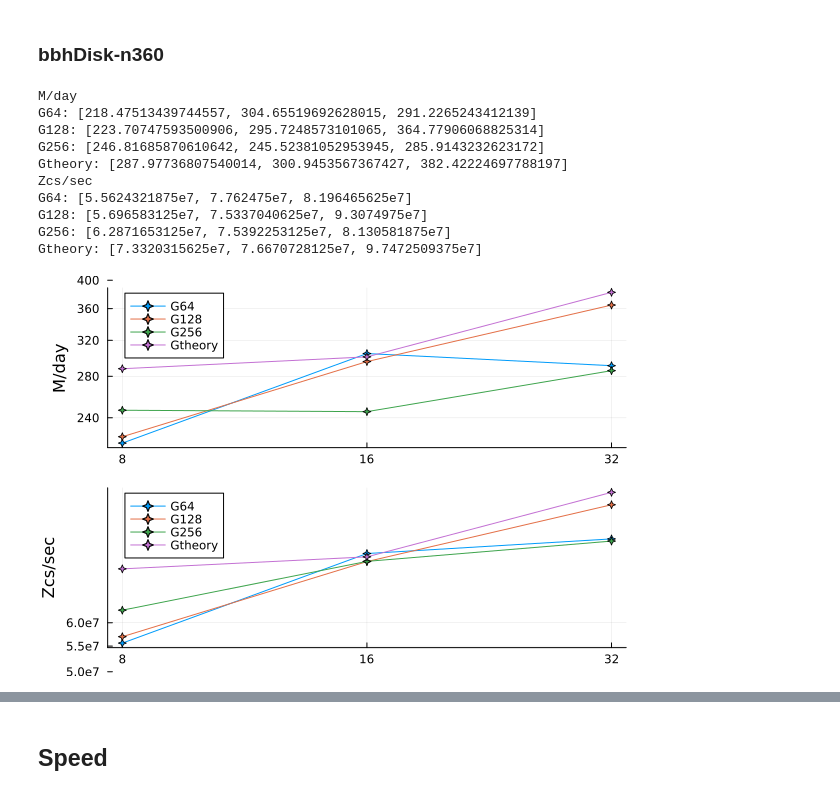
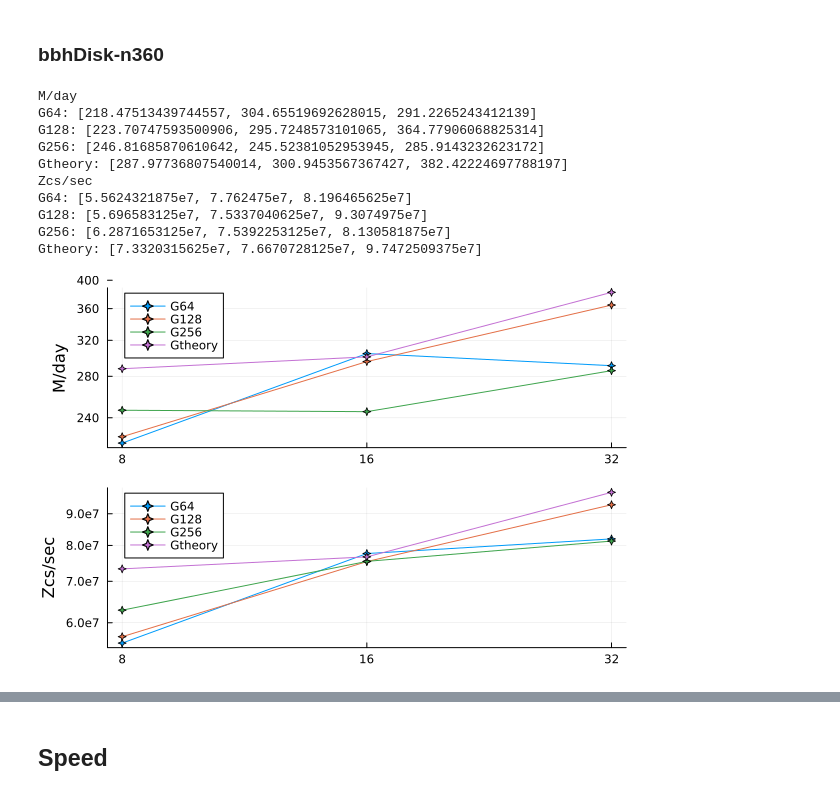
Before and after one commit to lwJi/ETK-Scaling-Tests, a Jupyter notebook: vista/ipynb/bbhDisk-Cowling.ipynb, the cells around one changed output, grey strips where cells are left out. Saved outputs shown, nothing was run; the diff lists cells and outputs as text; code cells hidden in the pictures.

```diff
--- a/vista/ipynb/bbhDisk-Cowling.ipynb
+++ b/vista/ipynb/bbhDisk-Cowling.ipynb
@@ -115,32 +115,32 @@ let patt_dirss = [
     xs = [4, 8, 16, 32]
     xticks!(plt1, xs, [string(n) for n in xs])
     ys = [240, 280, 320, 360, 400, 440]
     yticks!(plt1, ys, [string(n) for n in ys])
     println("M/day")
     Misc.plot_scaling(plt1, patt_dirss; option="TotalComputeTime")
 
     # Plot Zcs/sec
     plt2 = plot(ylabel="Zcs/sec", xscale=:log10, yscale=:log10)
     xs = [4, 8, 16, 32]
     xticks!(plt2, xs, [string(n) for n in xs])
-    ys = [3.5e7, 4e7, 4.5e7, 5e7, 5.5e7, 6e7]
+    ys = [6e7, 7e7, 8e7, 9e7]
     yticks!(plt2, ys, [string(n) for n in ys])
     println("Zcs/sec")
     Misc.plot_scaling(plt2, patt_dirss; option="ZcsPerSecond")
 
     # Sum
     plt = plot(plt1, plt2, layout=(2,1))
     display(plt)
 end
 # %% [output]
 M/day
 G64: [218.47513439744557, 304.65519692628015, 291.2265243412139]
 G128: [223.70747593500906, 295.7248573101065, 364.77906068825314]
 G256: [246.81685870610642, 245.52381052953945, 285.9143232623172]
 Gtheory: [287.97736807540014, 300.9453567367427, 382.42224697788197]
 Zcs/sec
 G64: [5.5624321875e7, 7.762475e7, 8.196465625e7]
 G128: [5.696583125e7, 7.5337040625e7, 9.3074975e7]
 G256: [6.2871653125e7, 7.5392253125e7, 8.130581875e7]
 Gtheory: [7.3320315625e7, 7.6670728125e7, 9.7472509375e7]
-[figure, old version]
+[figure, new version]
```
Also changed, not shown: parts of 4 cells of this notebook.
